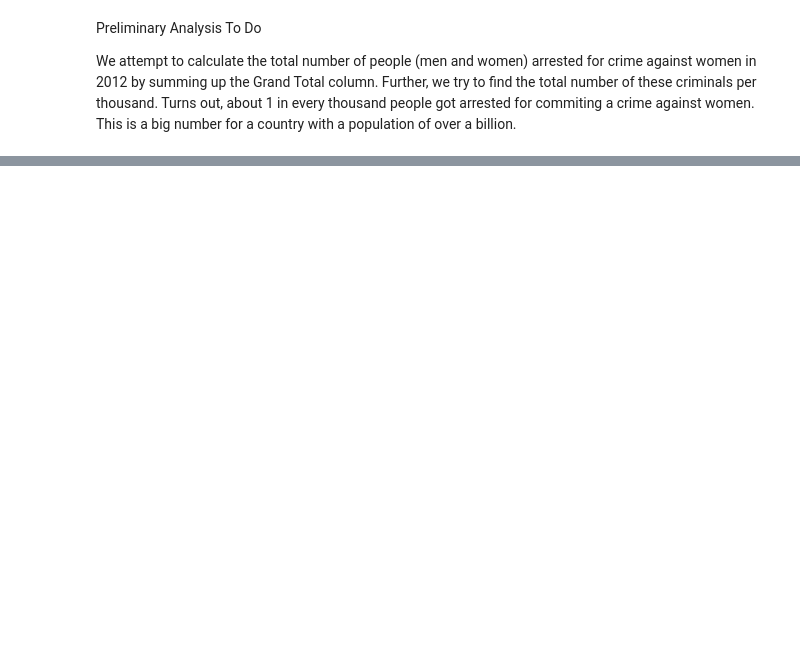
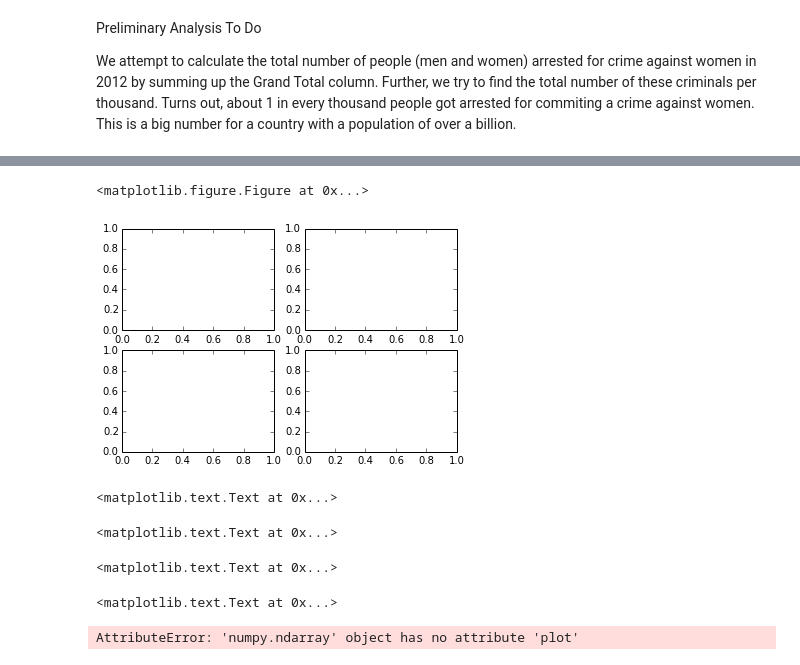
Before and after one commit to rdhyee/crime-against-women, a Jupyter notebook: _notebooks/ProjectStarter.ipynb, the cells around one changed output, grey strips where cells are left out. Drawn from its saved outputs; the diff is of its cells as text; code cells hidden in the pictures; blank space fills up the shorter version.

```diff
--- a/_notebooks/ProjectStarter.ipynb
+++ b/_notebooks/ProjectStarter.ipynb
@@ -67,0 +130,33 @@ print criminalsPer_1000
+# %%
+plt.figure()
+fig, axes = plt.subplots(nrows=2, ncols=2)
+# %% [output]
+<matplotlib.figure.Figure at 0x...>
+[figure, added]
+# %%
+stateNumbers['Total Male'].plot(ax=axes[0,0]); axes[0,0].set_title('A')
+# stateNumbers['Total Male'].plot(ax=axes[0,0], kind='bar', figsize=(15,10), title = 'Number of Crimes Per State')
+# df['B'].plot(ax=axes[0,1]); axes[0,1].set_title('B')
+
+# df['C'].plot(ax=axes[1,0]); axes[1,0].set_title('C')
+
+
+# df['D'].plot(ax=axes[1,1]); axes[1,1].set_title('D')
+# %% [output]
+<matplotlib.text.Text at 0x...>
+# %%
+stateNumbers['Total Male'].plot(ax=axes[0,1], kind='bar'); axes[0,1].set_title('B')
+# %% [output]
+<matplotlib.text.Text at 0x...>
+# %%
+stateNumbers['Total Male'].plot(ax=axes[1,0]); axes[1,0].set_title('C')
+# %% [output]
+<matplotlib.text.Text at 0x...>
+# %%
+stateNumbers['Total Male'].plot(ax=axes[1,1]); axes[1,1].set_title('A')
+# %% [output]
+<matplotlib.text.Text at 0x...>
+# %%
+axes
+# %% [output]
+AttributeError: 'numpy.ndarray' object has no attribute 'plot'
```
Also changed, not shown: parts of 19 cells of this notebook, 2 other files.
